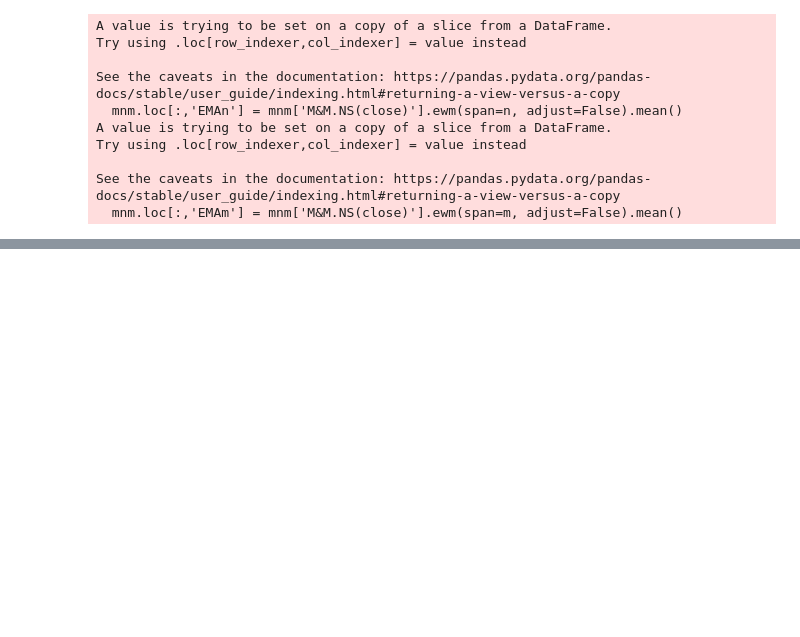
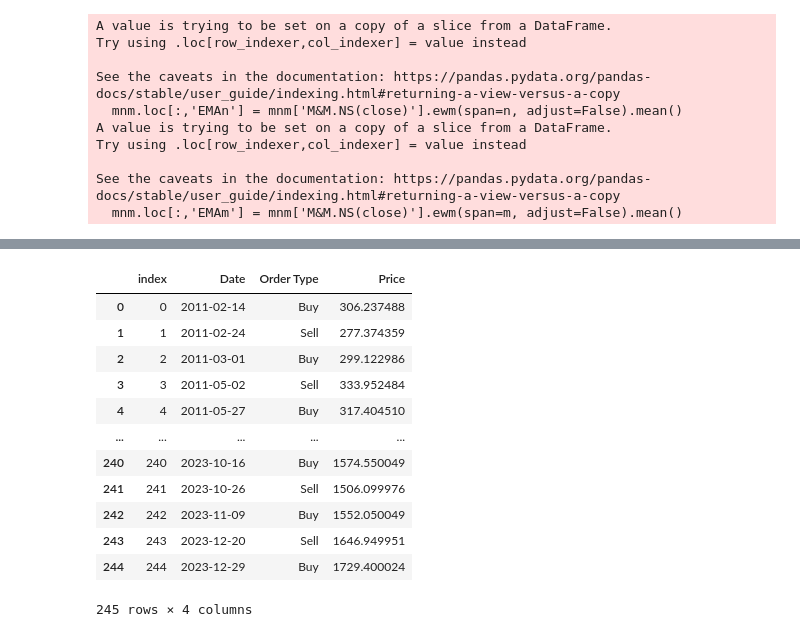
Before and after one commit to vedant2423/data-analysis-with-technical-indicators, a Jupyter notebook: Technical_indicators/macd_m&m.ipynb, the cells around one changed output, grey strips where cells are left out. Saved outputs shown, nothing was run; the diff lists cells and outputs as text; code cells hidden in the pictures; blank space fills up the shorter version.

```diff
--- a/Technical_indicators/macd_m&m.ipynb
+++ b/Technical_indicators/macd_m&m.ipynb
@@ -187,0 +188,16 @@ plt.show()
+# %%
+trades
+# %% [output]
+|  | index | Date | Order Type | Price |
+| 0 | 0 | 2011-02-14 | Buy | 306.237488 |
+| 1 | 1 | 2011-02-24 | Sell | 277.374359 |
+| 2 | 2 | 2011-03-01 | Buy | 299.122986 |
+| 3 | 3 | 2011-05-02 | Sell | 333.952484 |
+| 4 | 4 | 2011-05-27 | Buy | 317.404510 |
+| ... | ... | ... | ... | ... |
+| 240 | 240 | 2023-10-16 | Buy | 1574.550049 |
+| 241 | 241 | 2023-10-26 | Sell | 1506.099976 |
+| 242 | 242 | 2023-11-09 | Buy | 1552.050049 |
+| 243 | 243 | 2023-12-20 | Sell | 1646.949951 |
+| 244 | 244 | 2023-12-29 | Buy | 1729.400024 |
+245 rows × 4 columns
```
Also changed, not shown: parts of 10 cells of this notebook.
